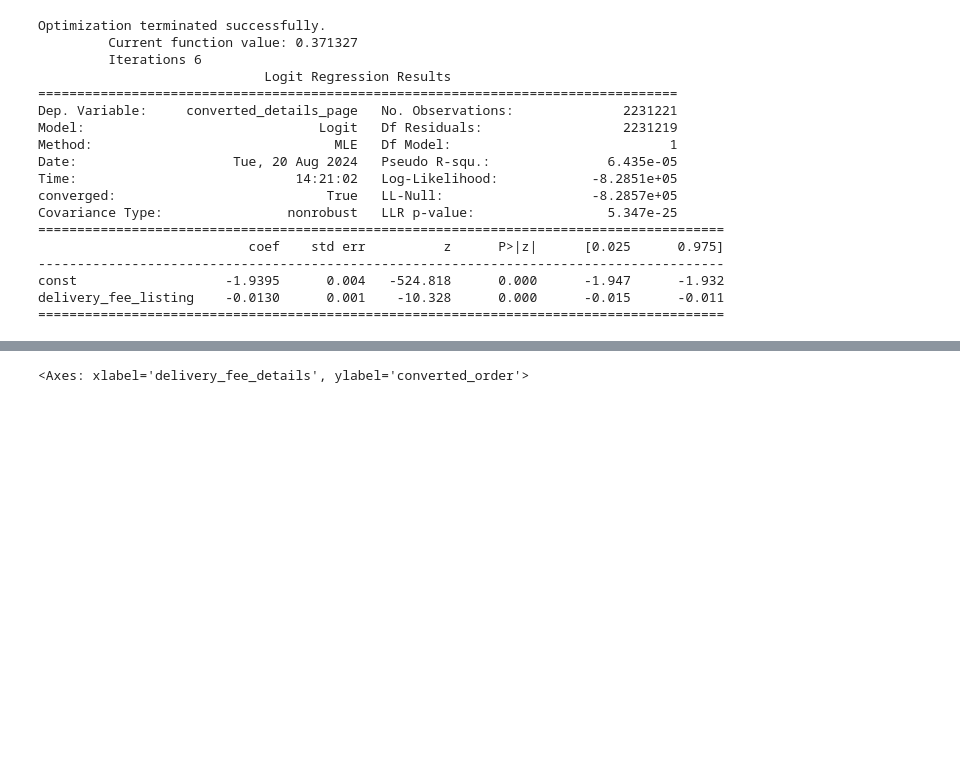
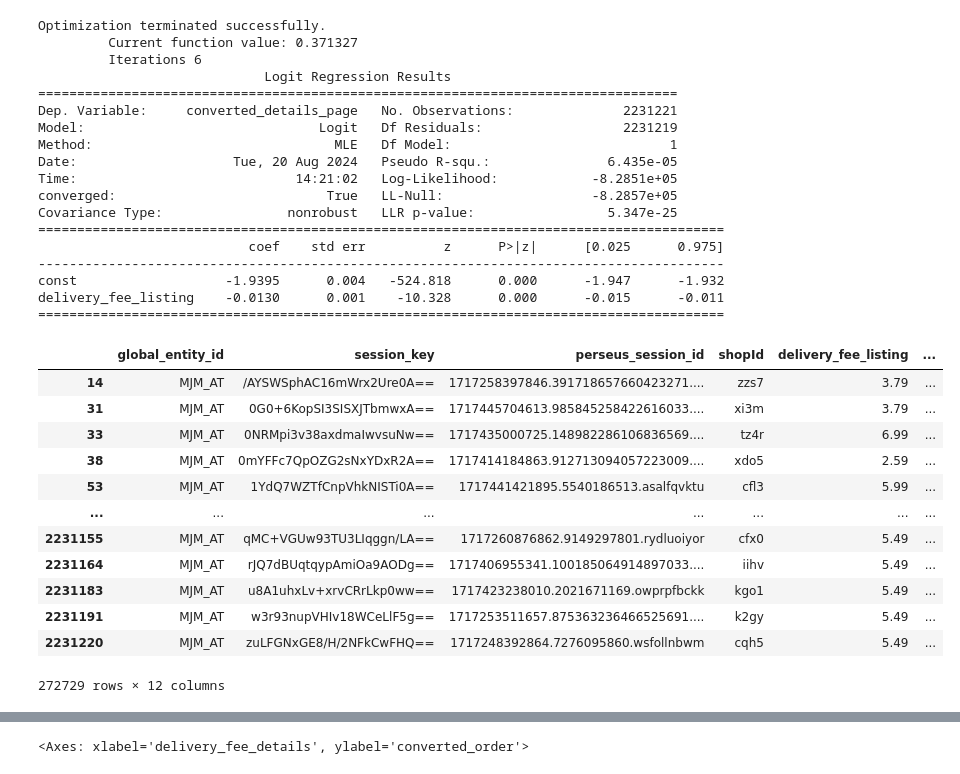
Before and after one commit to shazebasad-dh/https---github.com-deliveryhero-global_pricing, a Jupyter notebook: team/Shazeb/Impressions_data/analysis.ipynb, the cells around one changed output, grey strips where cells are left out. Saved outputs shown, nothing was run; the diff lists cells and outputs as text; code cells hidden in the pictures; blank space fills up the shorter version.

```diff
--- a/team/Shazeb/Impressions_data/analysis.ipynb
+++ b/team/Shazeb/Impressions_data/analysis.ipynb
@@ -600,6 +600,22 @@ delivery_fee_listing    -0.0130      0.001    -10.328      0.000      -0.015
 ========================================================================================
 # %%
 ss = details[~details['delivery_fee_details'].isna()]
+# %%
+ss
+# %% [output]
+|  | global_entity_id | session_key | perseus_session_id | shopId | delivery_fee_listing | ... |
+| 14 | MJM_AT | /AYSWSphAC16mWrx2Ure0A== | 1717258397846.391718657660423271.... | zzs7 | 3.79 | ... |
+| 31 | MJM_AT | 0G0+6KopSI3SISXJTbmwxA== | 1717445704613.985845258422616033.... | xi3m | 3.79 | ... |
+| 33 | MJM_AT | 0NRMpi3v38axdmaIwvsuNw== | 1717435000725.148982286106836569.... | tz4r | 6.99 | ... |
+| 38 | MJM_AT | 0mYFFc7QpOZG2sNxYDxR2A== | 1717414184863.912713094057223009.... | xdo5 | 2.59 | ... |
+| 53 | MJM_AT | 1YdQ7WZTfCnpVhkNISTi0A== | 1717441421895.5540186513.asalfqvktu | cfl3 | 5.99 | ... |
+| ... | ... | ... | ... | ... | ... | ... |
+| 2231155 | MJM_AT | qMC+VGUw93TU3LIqggn/LA== | 1717260876862.9149297801.rydluoiyor | cfx0 | 5.49 | ... |
+| 2231164 | MJM_AT | rJQ7dBUqtqypAmiOa9AODg== | 1717406955341.100185064914897033.... | iihv | 5.49 | ... |
+| 2231183 | MJM_AT | u8A1uhxLv+xrvCRrLkp0ww== | 1717423238010.2021671169.owprpfbckk | kgo1 | 5.49 | ... |
+| 2231191 | MJM_AT | w3r93nupVHIv18WCeLlF5g== | 1717253511657.875363236466525691.... | k2gy | 5.49 | ... |
+| 2231220 | MJM_AT | zuLFGNxGE8/H/2NFkCwFHQ== | 1717248392864.7276095860.wsfollnbwm | cqh5 | 5.49 | ... |
+272729 rows × 12 columns
 # %%
 import statsmodels.api as sm
 
```
Also changed, not shown: parts of 1 cell of this notebook, 4 other files.
